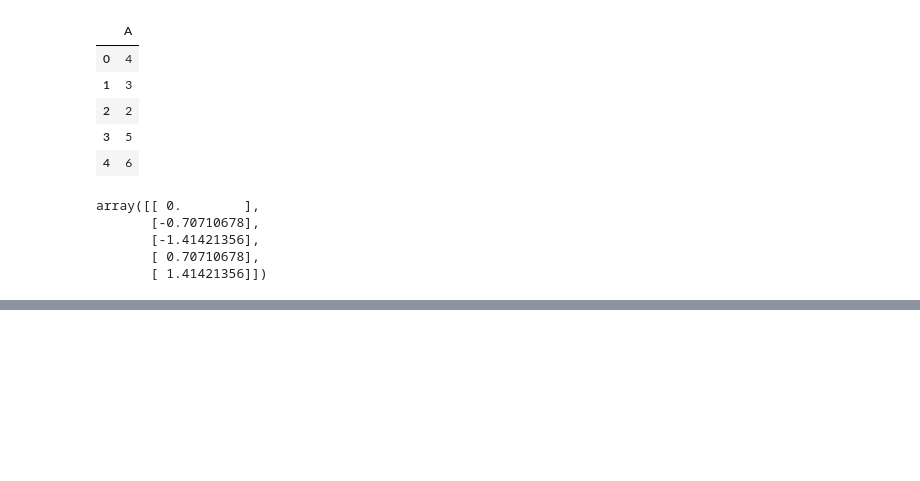
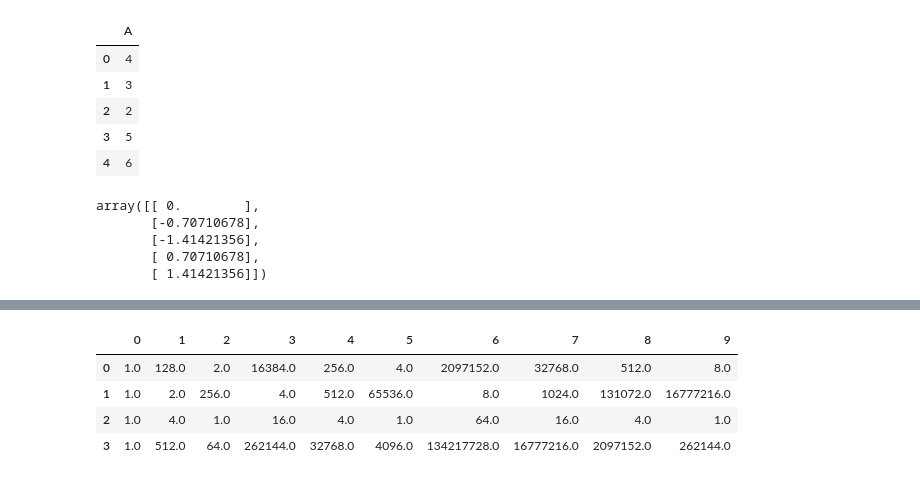
Before and after one commit to AnvayRaj/MLP-Notes, a Jupyter notebook: Week_2.ipynb, the cells around one changed output, grey strips where cells are left out. Drawn from its saved outputs; the diff is of its cells as text; code cells hidden in the pictures; blank space fills up the shorter version.

```diff
--- a/Week_2.ipynb
+++ b/Week_2.ipynb
@@ -209,0 +280,3 @@ array([[ 0.        ],
+# %%
+X = pd.DataFrame({'A': [128,2,4,512], 'B': [2,256,1,64]})
+X
@@ -209,0 +289,5 @@ array([[ 0.        ],
+# %%
+from sklearn.preprocessing import FunctionTransformer
+
+ft = FunctionTransformer(np.log2)
+ft.fit_transform(X)
@@ -209,0 +317,9 @@ array([[ 0.        ],
+# %%
+pf = PolynomialFeatures(degree=3)
+pd.DataFrame(pf.fit_transform(X))
+# %% [output]
+|  | 0 | 1 | 2 | 3 | 4 | 5 | 6 | 7 | 8 | 9 |
+| 0 | 1.0 | 128.0 | 2.0 | 16384.0 | 256.0 | 4.0 | 2097152.0 | 32768.0 | 512.0 | 8.0 |
+| 1 | 1.0 | 2.0 | 256.0 | 4.0 | 512.0 | 65536.0 | 8.0 | 1024.0 | 131072.0 | 16777216.0 |
+| 2 | 1.0 | 4.0 | 1.0 | 16.0 | 4.0 | 1.0 | 64.0 | 16.0 | 4.0 | 1.0 |
+| 3 | 1.0 | 512.0 | 64.0 | 262144.0 | 32768.0 | 4096.0 | 134217728.0 | 16777216.0 | 2097152.0 | 262144.0 |
```
Also changed, not shown: parts of 26 cells of this notebook.
